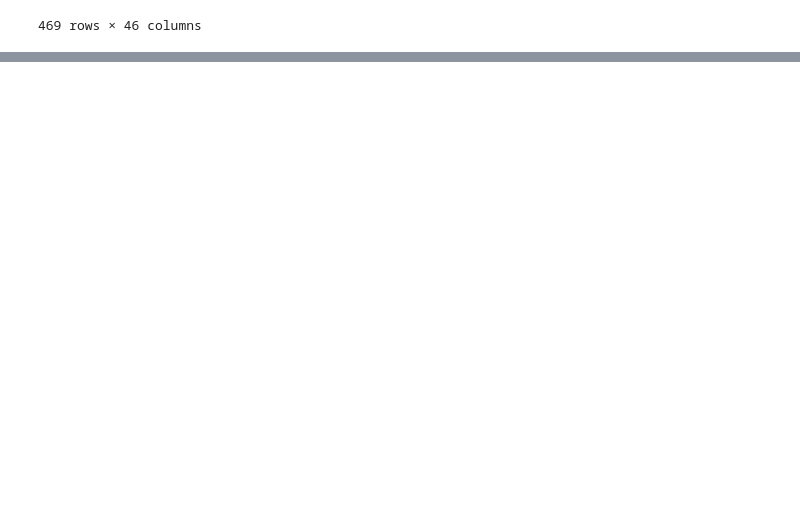
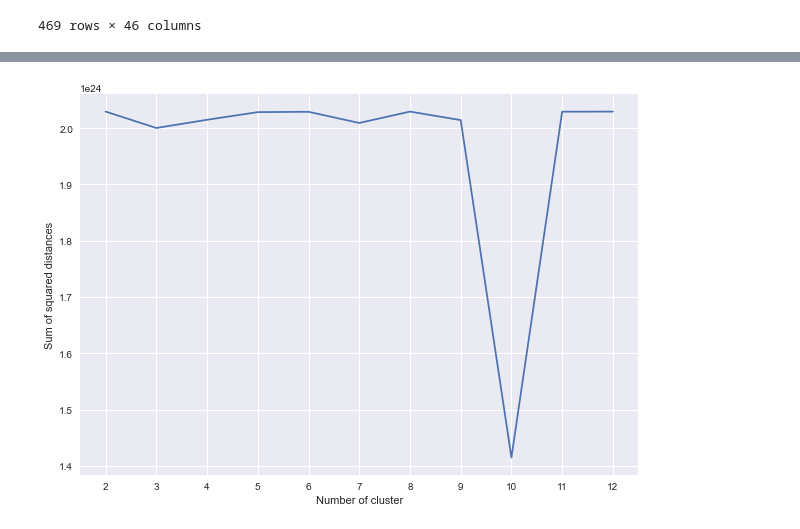
Before and after one commit to peii14/Eth-FraudDetection, a Jupyter notebook: nexXGBoost.ipynb, the cells around one changed output, grey strips where cells are left out. Drawn from its saved outputs; the diff is of its cells as text; code cells hidden in the pictures; blank space fills up the shorter version.

Commit message:
clustering

```diff
--- a/nexXGBoost.ipynb
+++ b/nexXGBoost.ipynb
@@ -150,0 +172,14 @@ Discover
+# %%
+models = {}
+sse = {}
+calinski_harabaz = {}
+
+for k in range(2, 13):
+    kmeans = MiniBatchKMeans(init='k-means++', n_clusters=k, n_init=1000, max_iter=15000, batch_size=256)
+    kmeans.fit(X_train)
+    models[k] = kmeans
+    labels = kmeans.labels_
+    sse[k] = kmeans.inertia_ # Inertia: Sum of distances of samples to their closest cluster center
+    print("\nDone with k = "+str(k))
+#     calinski_harabaz[k] = metrics.calinski_harabaz_score(resampled_train_x, labels)
+#     print("Calinski harabaz score computation done!")
@@ -150,0 +204,13 @@ Discover
+# %%
+plt.style.use('seaborn')
+
+#Sum of distances of samples to their closest cluster center
+plt.figure(figsize=(10,7))
+plt.plot(list(sse.keys()), list(sse.values()))
+plt.xticks(list(sse.keys()))
+plt.xlabel("Number of cluster")
+plt.ylabel("Sum of squared distances")
+
+plt.show()
+# %% [output]
+[figure, added]
```
Also changed, not shown: parts of 16 cells of this notebook, 1 other file.
